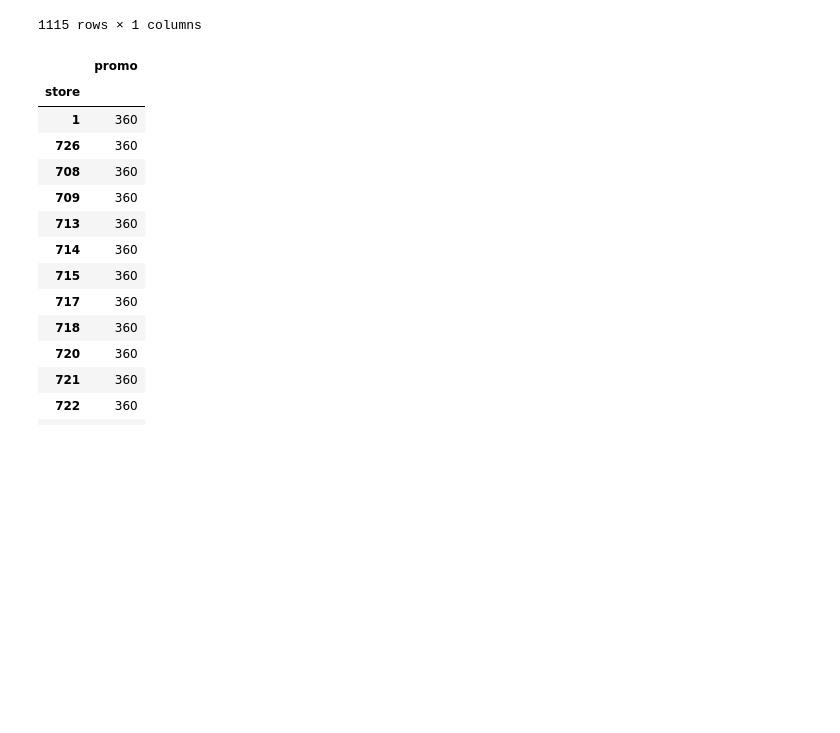
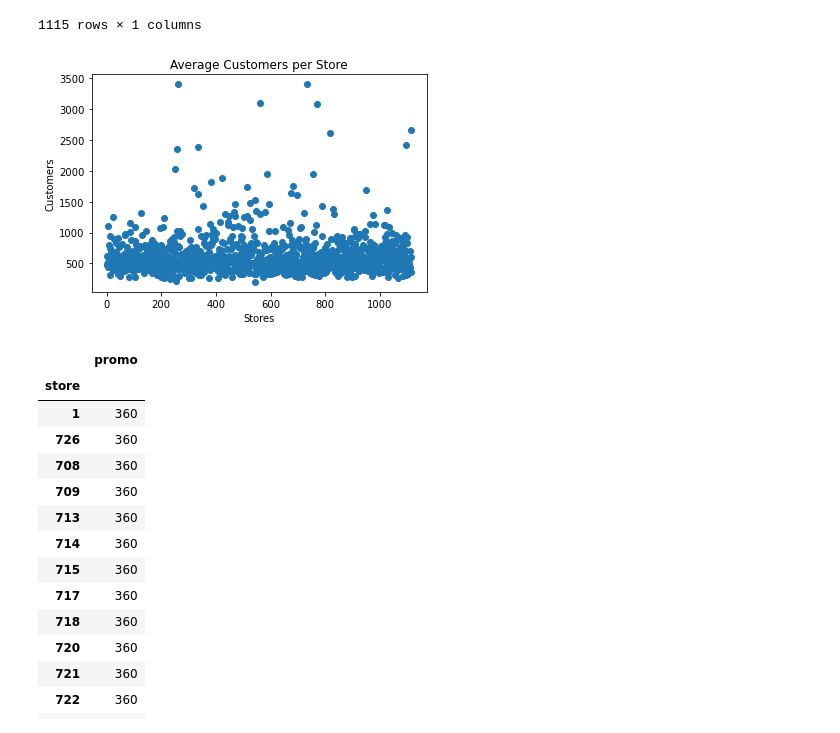
Before and after one commit to joaopasini/letscode_repository, a Jupyter notebook: Módulo 5 - Técnicas de Programação II - Python/Projeto/notebook.ipynb, the cells around one changed output. Saved outputs shown, nothing was run; the diff lists cells and outputs as text; code cells hidden in the pictures; blank space fills up the shorter version.

```diff
--- a/Módulo 5 - Técnicas de Programação II - Python/Projeto/notebook.ipynb
+++ b/Módulo 5 - Técnicas de Programação II - Python/Projeto/notebook.ipynb
@@ -307,5 +307,13 @@ sales.groupby("store")[["customers"]].mean()
 | 1114 | 2664.057325 |
 | 1115 | 358.687898 |
 1115 rows × 1 columns
+# %%
+mean_cs = sales.pivot_table(index='store', values='customers', aggfunc='mean')
+plt.scatter(mean_cs.index, mean_cs['customers']);
+plt.xlabel('Stores')
+plt.ylabel('Customers')
+plt.title('Average Customers per Store');
+# %% [output]
+[figure, added]
 # %%
 # Qual loja passou mais dias com produtos em promoção?
```
Also changed, not shown: parts of 9 cells of this notebook, 5 other files.
